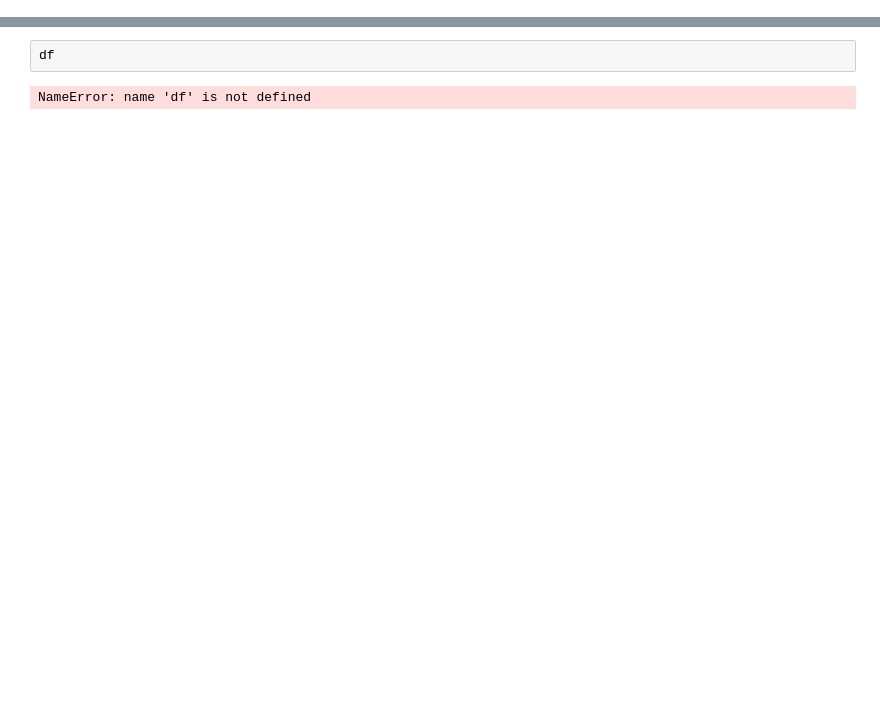
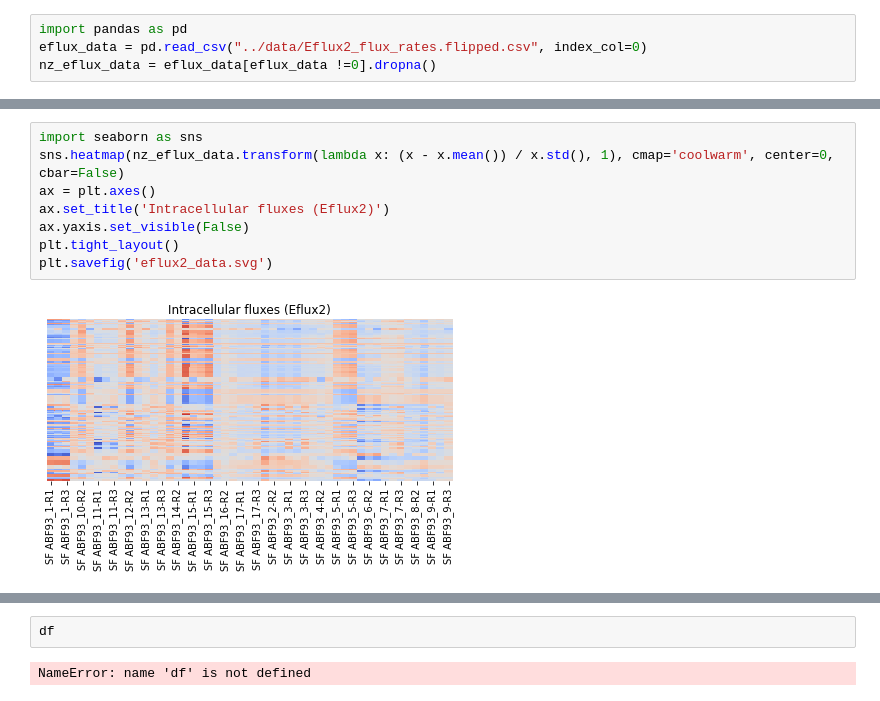
Before and after one commit to AgileBioFoundry/AspergillusQ4Milestone, a Jupyter notebook: notebooks/A.niger_MultiOmics.ipynb, the cells around one changed output, grey strips where cells are left out. Saved outputs shown, nothing was run; the diff lists cells and outputs as text; blank space fills up the shorter version.

Commit message:
Added Eflux2 data

```diff
--- a/notebooks/A.niger_MultiOmics.ipynb
+++ b/notebooks/A.niger_MultiOmics.ipynb
@@ -282,0 +231,4 @@ boundary_data
+# %%
+import pandas as pd
+eflux_data = pd.read_csv("../data/Eflux2_flux_rates.flipped.csv", index_col=0)
+nz_eflux_data = eflux_data[eflux_data !=0].dropna()
@@ -282,0 +258,10 @@ boundary_data
+# %%
+import seaborn as sns
+sns.heatmap(nz_eflux_data.transform(lambda x: (x - x.mean()) / x.std(), 1), cmap='coolwarm', center=0,  cbar=False)
+ax = plt.axes()
+ax.set_title('Intracellular fluxes (Eflux2)')
+ax.yaxis.set_visible(False)
+plt.tight_layout()
+plt.savefig('eflux2_data.svg')
+# %% [output]
+[figure, added]
```
Also changed, not shown: parts of 7 cells of this notebook, 1 other file.
